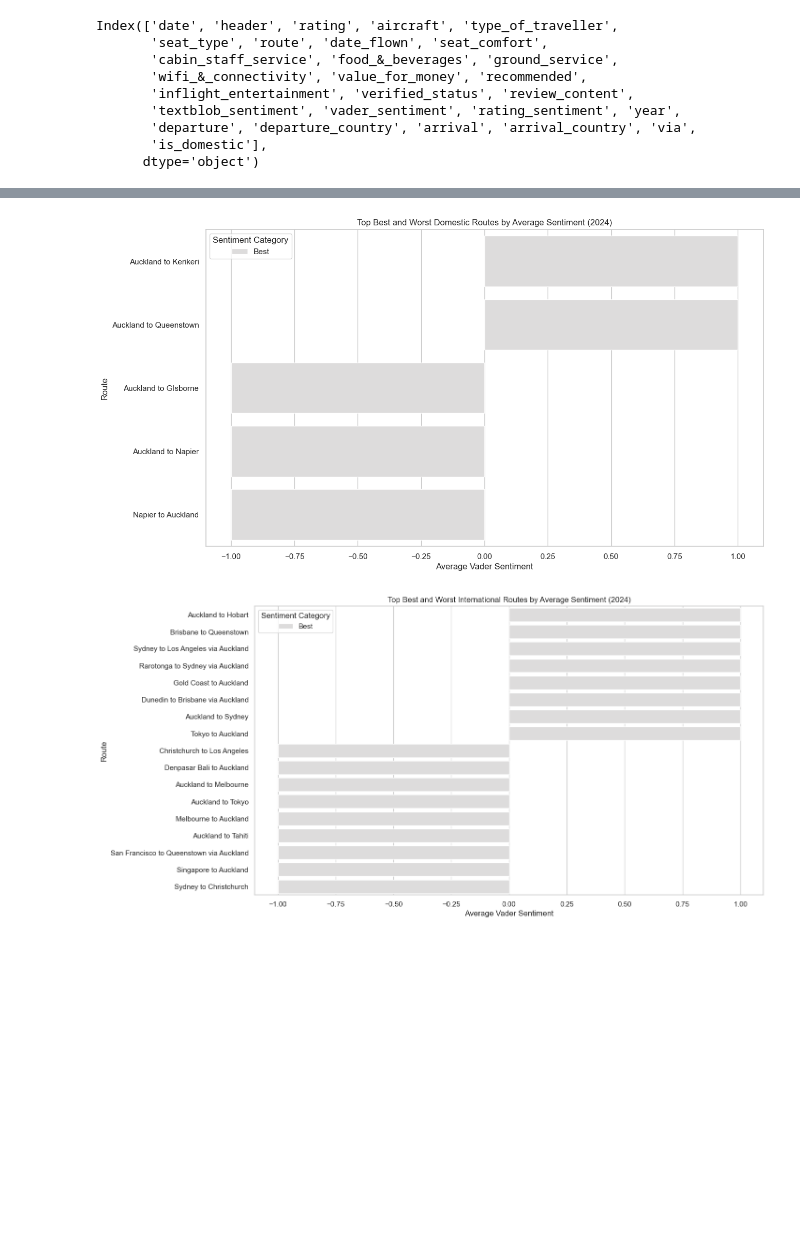
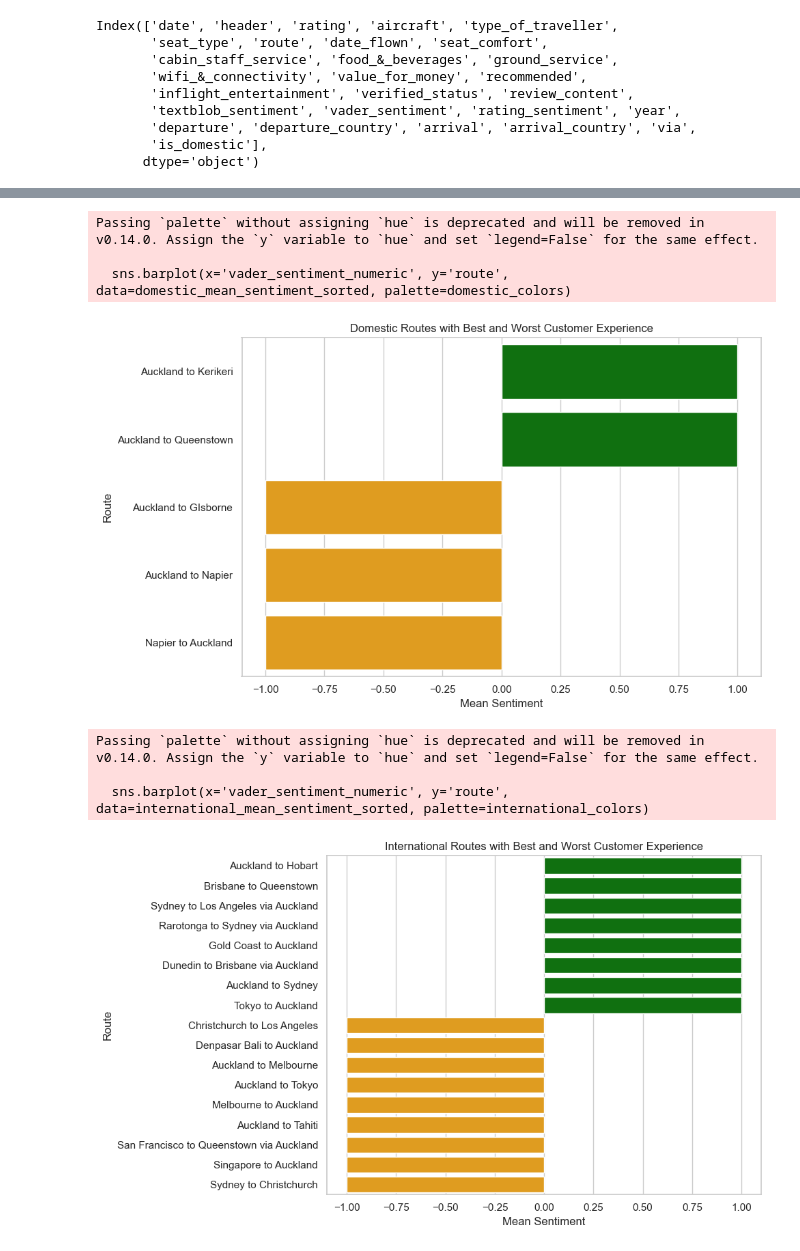
Before and after one commit to ainna-sabado/air-new-zealand-customer-feedback-analysis, a Jupyter notebook: eda-customer-feedback.ipynb, the cells around one changed output, grey strips where cells are left out. Cells and saved outputs as stored; diff of their text form; code cells hidden in the pictures; blank space fills up the shorter version.

Commit message:
working on analysis by year

```diff
--- a/eda-customer-feedback.ipynb
+++ b/eda-customer-feedback.ipynb
@@ -1329,10 +1356,4 @@ Index(['date', 'header', 'rating', 'aircraft', 'type_of_traveller',
        'departure', 'departure_country', 'arrival', 'arrival_country', 'via',
        'is_domestic'],
       dtype='object')
-# %%
-# Define mapping for sentiment
-sentiment_mapping = {'Positive': 1, 'Neutral': 0, 'Negative': -1}
-
-# Apply mapping to create a numeric sentiment column
-reviews_df['vader_sentiment_numeric'] = reviews_df['vader_sentiment'].map(sentiment_mapping)
 # %%
@@ -1347,0 +1367,5 @@ international_routes = current_year_reviews[~current_year_reviews['is_domestic']
+# %%
+# Mapping vader_sentiment to numerical values
+sentiment_mapping = {'Negative': -1.0, 'Neutral': 0.0, 'Positive': 1.0}
+current_year_df['vader_sentiment_numeric'] = current_year_df['vader_sentiment'].map(sentiment_mapping)
+current_year_df
@@ -1375,22 +1408,42 @@ top_bottom_international['sentiment_category'] = top_bottom_international['vader
-# %%
-# Plot for domestic routes
-plt.figure(figsize=(14, 8))
-sns.barplot(x='vader_sentiment_numeric', y='route', hue='sentiment_category', data=top_bottom_domestic, palette='coolwarm')
-plt.title(f'Top Best and Worst Domestic Routes by Average Sentiment ({current_year})')
-plt.xlabel('Average Vader Sentiment')
-plt.ylabel('Route')
-plt.legend(title='Sentiment Category')
-plt.show()
-# %% [output]
-[figure, removed]
-# %%
-# Plot for international routes
-plt.figure(figsize=(14, 8))
-sns.barplot(x='vader_sentiment_numeric', y='route', hue='sentiment_category', data=top_bottom_international, palette='coolwarm')
-plt.title(f'Top Best and Worst International Routes by Average Sentiment ({current_year})')
-plt.xlabel('Average Vader Sentiment')
-plt.ylabel('Route')
-plt.legend(title='Sentiment Category')
-plt.show()
-# %% [output]
-[figure, removed]
+# %%
+# Function to map color based on sentiment value
+def get_color(sentiment_value):
+    if sentiment_value > 0:
+        return 'green'
+    else:
+        return 'orange'  # amber for negative and neutral
+
+# Apply color mapping
+domestic_mean_sentiment_sorted['color'] = domestic_mean_sentiment_sorted['vader_sentiment_numeric'].apply(get_color)
+international_mean_sentiment_sorted['color'] = international_mean_sentiment_sorted['vader_sentiment_numeric'].apply(get_color)
+
+# Extract color lists for domestic and international routes
+domestic_colors = domestic_mean_sentiment_sorted['color'].tolist()
+international_colors = international_mean_sentiment_sorted['color'].tolist()
+# %%
+# Plot domestic routes
+plt.figure(figsize=(10, 6))
+sns.barplot(x='vader_sentiment_numeric', y='route', data=domestic_mean_sentiment_sorted, palette=domestic_colors)
+plt.title("Domestic Routes with Best and Worst Customer Experience")
+plt.xlabel("Mean Sentiment")
+plt.ylabel("Route")
+plt.tight_layout()
+plt.show()
+
+# Plot international routes
+plt.figure(figsize=(10, 6))
+sns.barplot(x='vader_sentiment_numeric', y='route', data=international_mean_sentiment_sorted, palette=international_colors)
+plt.title("International Routes with Best and Worst Customer Experience")
+plt.xlabel("Mean Sentiment")
+plt.ylabel("Route")
+plt.tight_layout()
+plt.show()
+# %% [output]
+Passing `palette` without assigning `hue` is deprecated and will be removed in v0.14.0. Assign the `y` variable to `hue` and set `legend=False` for the same effect.
+
+  sns.barplot(x='vader_sentiment_numeric', y='route', data=domestic_mean_sentiment_sorted, palette=domestic_colors)
+[figure, added]
+Passing `palette` without assigning `hue` is deprecated and will be removed in v0.14.0. Assign the `y` variable to `hue` and set `legend=False` for the same effect.
+
+  sns.barplot(x='vader_sentiment_numeric', y='route', data=international_mean_sentiment_sorted, palette=international_colors)
+[figure, added]
```
Also changed, not shown: parts of 17 cells of this notebook, 1 other file.
